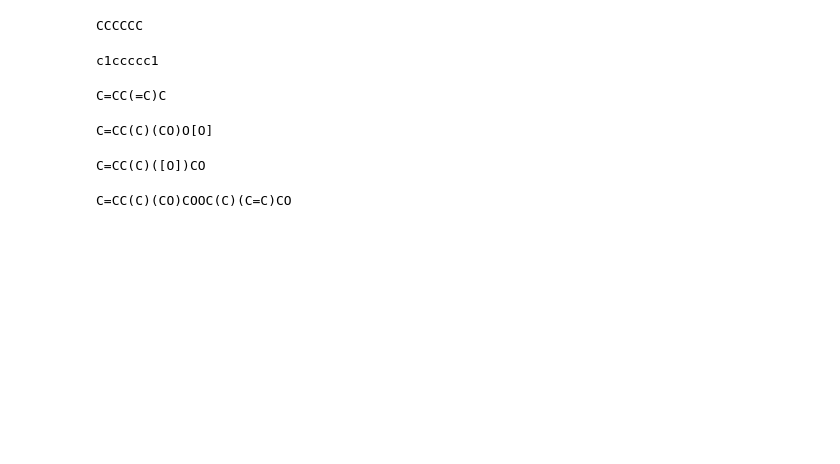
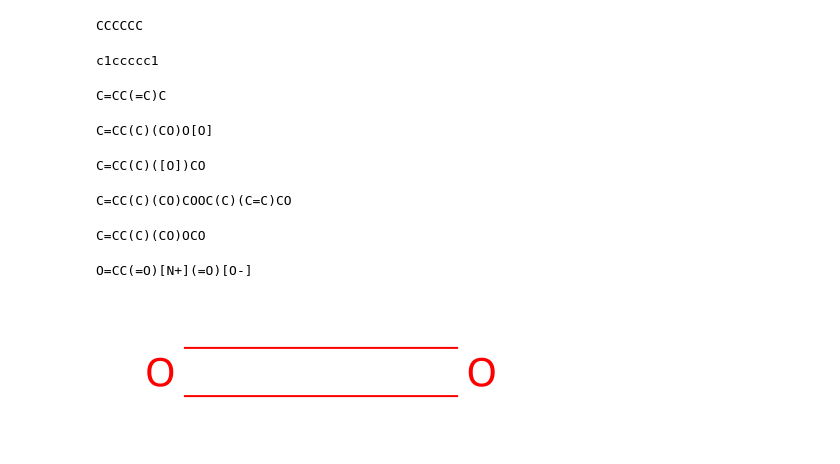
Before and after one commit to kuulia/DiffEIMS, a Jupyter notebook: notebooks/testing.ipynb, the cells around one changed output. Cells and saved outputs as stored; diff of their text form; code cells hidden in the pictures; blank space fills up the shorter version.

```diff
--- a/notebooks/testing.ipynb
+++ b/notebooks/testing.ipynb
@@ -168,3 +168,29 @@ with open("roor_prod.svg", "w") as f:
 print(Chem.MolToSmiles(mol2))
 # %% [output]
 C=CC(C)(CO)COOC(C)(C=C)CO
+# %%
+mol2 = Chem.MolFromSmiles('CC(CO)(OCO)C=C')
+drawer = rdMolDraw2D.MolDraw2DSVG(300, 200)
+rdMolDraw2D.PrepareAndDrawMolecule(drawer, mol2)
+drawer.FinishDrawing()
+svg = drawer.GetDrawingText()
+with open("ror_prod.svg", "w") as f:
+    f.write(svg)
+print(Chem.MolToSmiles(mol2))
+# %% [output]
+C=CC(C)(CO)OCO
+# %%
+mol2 = Chem.MolFromSmiles('O=CC(=O)[N+](=O)[O-]')
+drawer = rdMolDraw2D.MolDraw2DSVG(300, 200)
+rdMolDraw2D.PrepareAndDrawMolecule(drawer, mol2)
+drawer.FinishDrawing()
+svg = drawer.GetDrawingText()
+with open("mol_graph.svg", "w") as f:
+    f.write(svg)
+print(Chem.MolToSmiles(mol2))
+# %% [output]
+O=CC(=O)[N+](=O)[O-]
+# %%
+MolFromSmiles('O=O')
+# %% [output]
+[figure, added]
```
Also changed, not shown: parts of 2 cells of this notebook, 1 other file.
